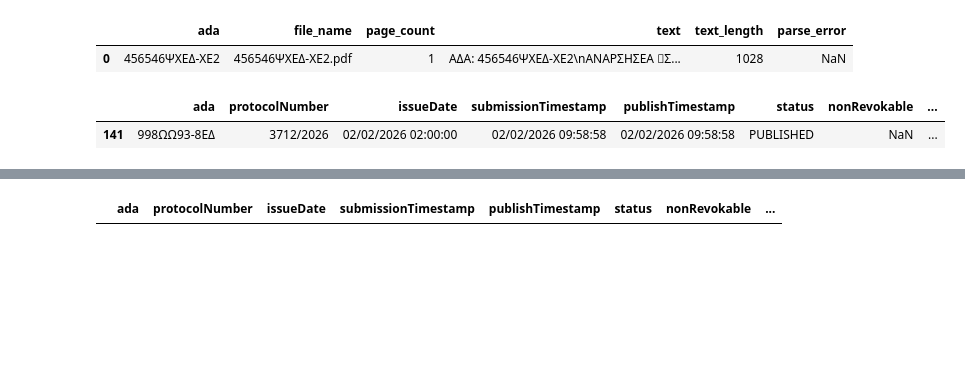
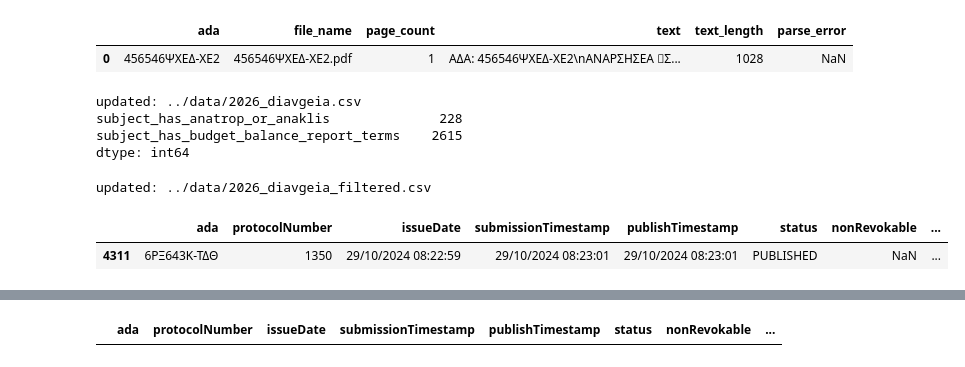
Before and after one commit to troboukis/2026_fire_protection, a Jupyter notebook: src/analysis.ipynb, the cells around one changed output, grey strips where cells are left out. Saved outputs shown, nothing was run; the diff lists cells and outputs as text; code cells hidden in the pictures; blank space fills up the shorter version.

Commit message:
chore: auto-commit local changes before fetch sync

```diff
--- a/src/analysis.ipynb
+++ b/src/analysis.ipynb
@@ -3,5 +3,8 @@ import importlib
 import pandas as pd
 import fetch_diavgeia as fd
 pd.set_option('display.max_columns', None)
+pd.set_option('display.max_rows', None)
+
+from filter_relevance import normalize_text
 # %%
 df = pd.read_csv("../data/2026_diavgeia.csv")
@@ -122,9 +201,34 @@ pdfs.head(1)
 |  | ada | file_name | page_count | text | text_length | parse_error |
 | 0 | 456546ΨΧΕΔ-ΧΕ2 | 456546ΨΧΕΔ-ΧΕ2.pdf | 1 | ΑΔΑ: 456546ΨΧΕΔ-ΧΕ2\nΑΝΑΡΣΗΣΕΑ ΢Σ... | 1028 | NaN |
 # %%
-df = pd.read_csv("../data/2026_diavgeia.csv")
+import importlib
+import fetch_diavgeia
+importlib.reload(fetch_diavgeia)
+from fetch_diavgeia import *
+
+
+p = "../data/2026_diavgeia.csv"
+df = pd.read_csv(p)
+df = add_subject_flags(df)
+df.to_csv(p, index=False)
+
+print("updated:", p)
+print(df[["subject_has_anatrop_or_anaklis", "subject_has_budget_balance_report_terms"]].sum())
+# %% [output]
+updated: ../data/2026_diavgeia.csv
+subject_has_anatrop_or_anaklis              228
+subject_has_budget_balance_report_terms    2615
+dtype: int64
+# %%
+p2 = "../data/2026_diavgeia_filtered.csv"
+df2 = pd.read_csv(p2)
+df2 = add_subject_flags(df2)
+df2.to_csv(p2, index=False)
+print("updated:", p2)
+# %% [output]
+updated: ../data/2026_diavgeia_filtered.csv
 # %%
-df[df.ada=="998ΩΩ93-8ΕΔ"]
+df[df.ada=="6ΡΞ643Κ-ΤΔΘ"]
 # %% [output]
 |  | ada | protocolNumber | issueDate | submissionTimestamp | publishTimestamp | status | nonRevokable | ... |
-| 141 | 998ΩΩ93-8ΕΔ | 3712/2026 | 02/02/2026 02:00:00 | 02/02/2026 09:58:58 | 02/02/2026 09:58:58 | PUBLISHED | NaN | ... |
+| 4311 | 6ΡΞ643Κ-ΤΔΘ | 1350 | 29/10/2024 08:22:59 | 29/10/2024 08:23:01 | 29/10/2024 08:23:01 | PUBLISHED | NaN | ... |
```
Also changed, not shown: parts of 20 cells of this notebook, 2 other files.
